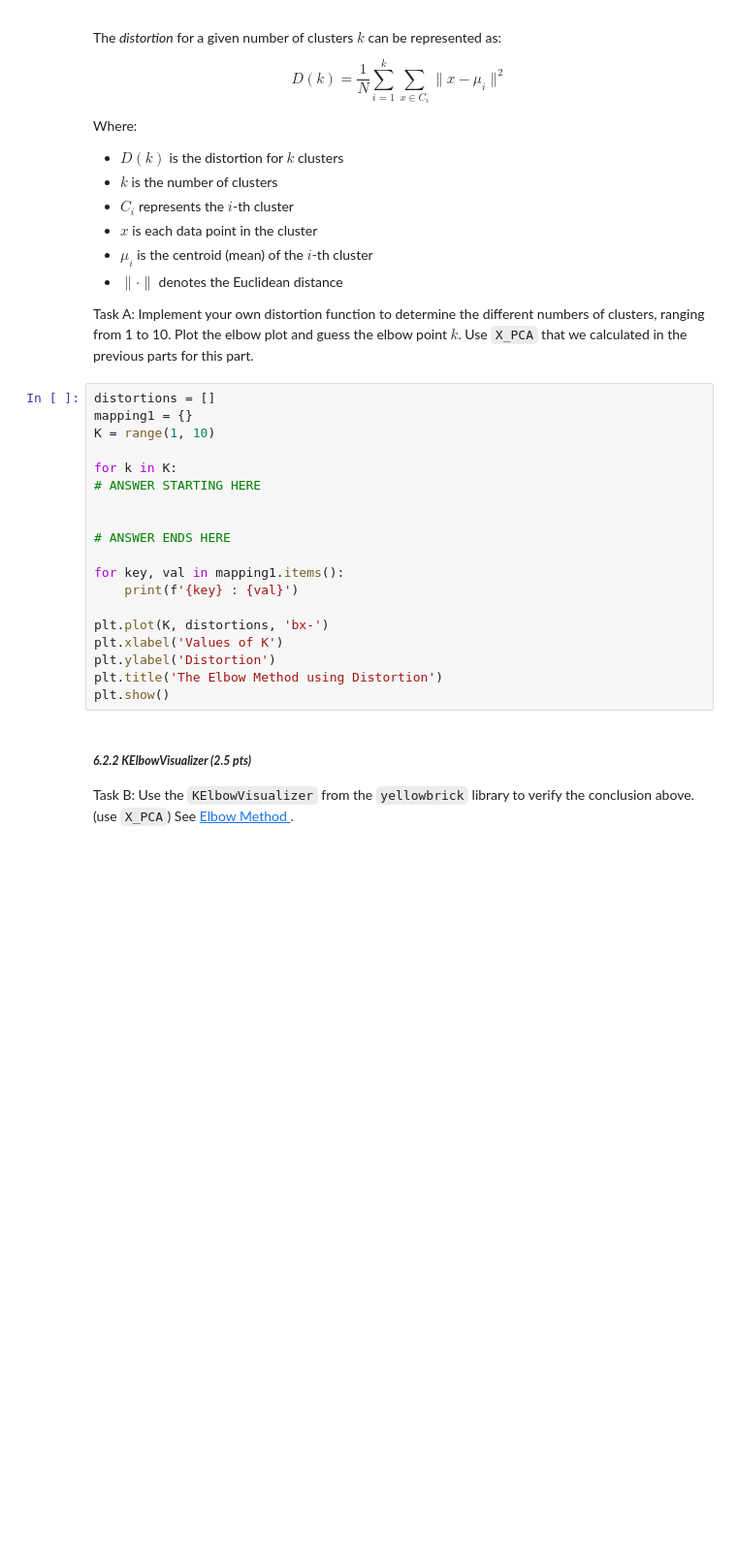
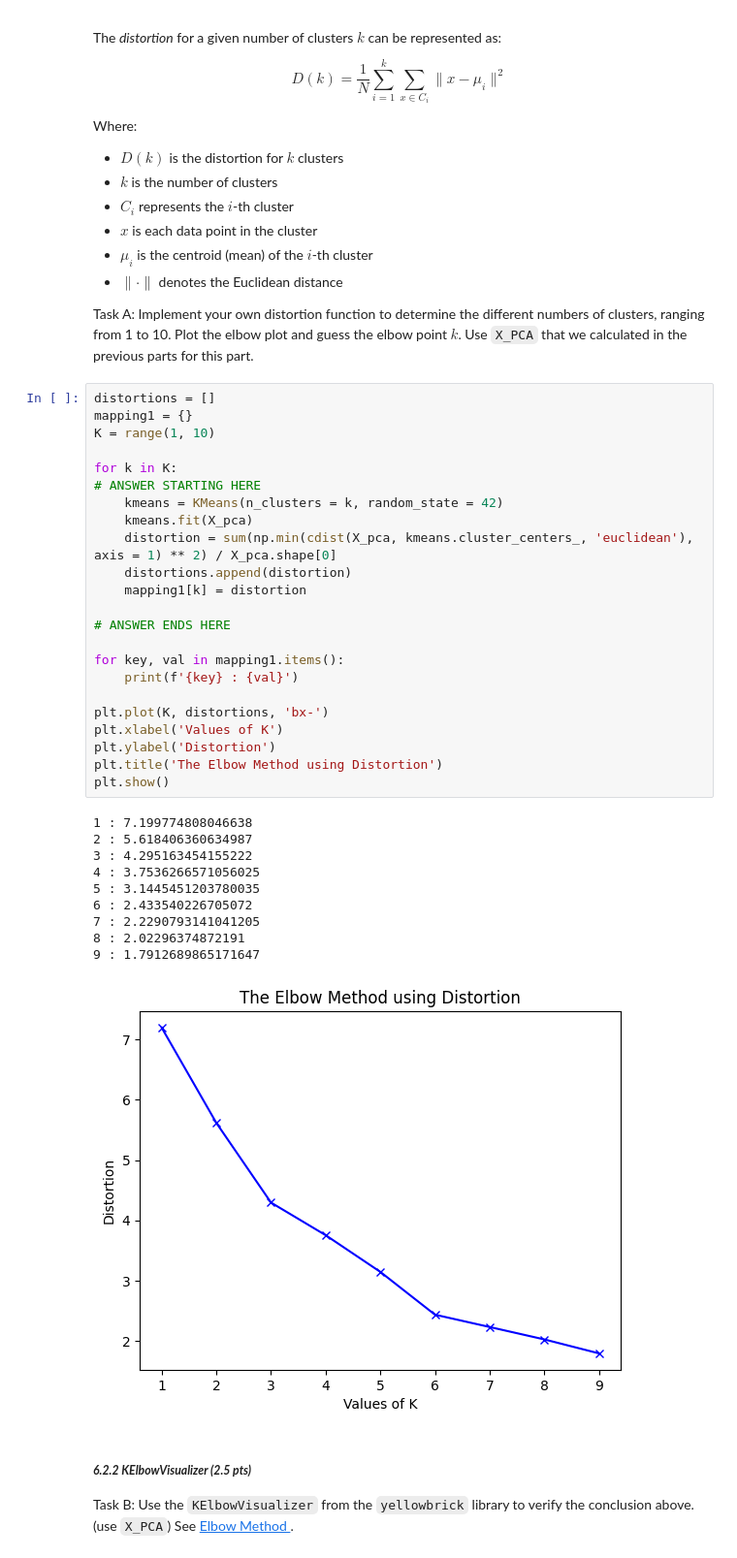
Before and after one commit to yohanbh/cmsc320, a Jupyter notebook: homework3/CMSC320_HW3_Summer_I_2026.ipynb, the cells around one changed output. Shown at 97% size. Saved outputs shown, nothing was run; the diff lists cells and outputs as text; blank space fills up the shorter version.

```diff
--- a/homework3/CMSC320_HW3_Summer_I_2026.ipynb
+++ b/homework3/CMSC320_HW3_Summer_I_2026.ipynb
@@ -592,22 +622,37 @@ Task A: Implement your own distortion function to determine the different number
 # %%
 distortions = []
 mapping1 = {}
 K = range(1, 10)
 
 for k in K:
 # ANSWER STARTING HERE
-
+    kmeans = KMeans(n_clusters = k, random_state = 42)
+    kmeans.fit(X_pca)
+    distortion = sum(np.min(cdist(X_pca, kmeans.cluster_centers_, 'euclidean'), axis = 1) ** 2) / X_pca.shape[0]
+    distortions.append(distortion)
+    mapping1[k] = distortion
 
 # ANSWER ENDS HERE
 
 for key, val in mapping1.items():
     print(f'{key} : {val}')
 
 plt.plot(K, distortions, 'bx-')
 plt.xlabel('Values of K')
 plt.ylabel('Distortion')
 plt.title('The Elbow Method using Distortion')
 plt.show()
+# %% [output]
+1 : 7.199774808046638
+2 : 5.618406360634987
+3 : 4.295163454155222
+4 : 3.7536266571056025
+5 : 3.1445451203780035
+6 : 2.433540226705072
+7 : 2.2290793141041205
+8 : 2.02296374872191
+9 : 1.7912689865171647
+[figure, added]
 # %% [markdown]
 ##### ***6.2.2 KElbowVisualizer (2.5 pts)***
 Task B: Use the `KElbowVisualizer` from the `yellowbrick` library to verify the conclusion above. (use `X_PCA`) See [Elbow Method
```
Also changed, not shown: parts of 7 cells of this notebook.
